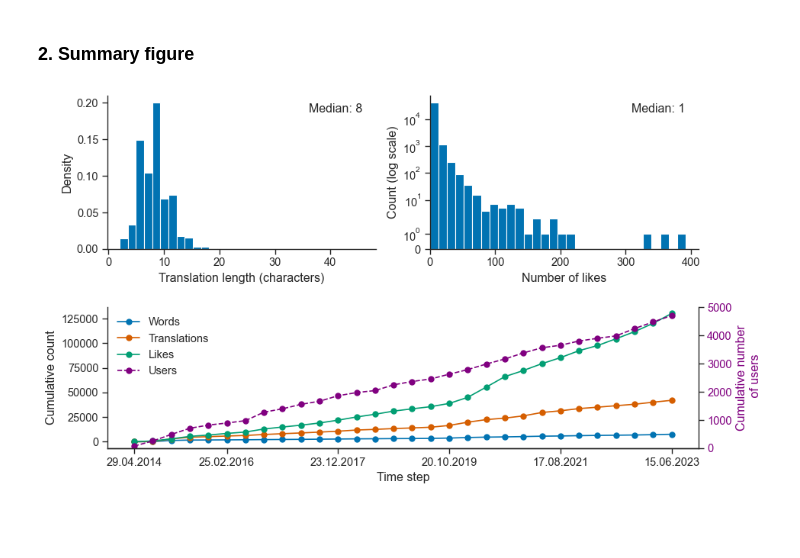
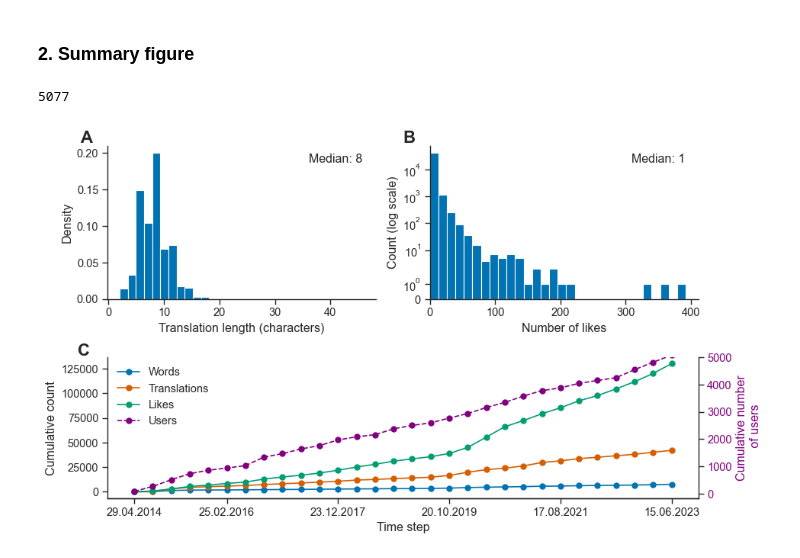
Before and after one commit to alexeykosh/2023-slovotvir-reuse-analysis, a Jupyter notebook: notebooks/1. Data.ipynb, the cells around one changed output. Saved outputs shown, nothing was run; the diff lists cells and outputs as text; code cells hidden in the pictures; blank space fills up the shorter version.

```diff
--- a/notebooks/1. Data.ipynb
+++ b/notebooks/1. Data.ipynb
@@ -204,9 +270,14 @@ with open('../data/true_len_likes.pkl', 'wb') as f:
 votes_count = np.array([sum(v) for v in votes_.values()])
 # %% [markdown]
 ### 2. Summary figure
+# %%
+cumulative_users[-1]
+# %% [output]
+5077
 # %%
 # Create figure and subplots
 fig, axs = plt.subplots(2, 2, figsize=(10, 6), gridspec_kw={'height_ratios': [1, 1], 'width_ratios': [1, 1], 'hspace': 0.3})
+# letter_subplots()
 
 # First subplot: Histogram of translation lengths
 axs[0, 0].hist(translation_len, bins=30, density=True)
@@ -245,32 +316,37 @@ ax_bottom.plot(df_unique['bin'], votes_count.cumsum(), label='Likes', marker='o'
 ax_users = ax_bottom.twinx()
 ax_users.plot(range(epochs), cumulative_users, marker='o', markersize=5, color='purple', alpha=1, linestyle='dashed', label='Users')
 
 # Labels and Ticks
 ax_bottom.set_xlabel('Time step')
 ax_bottom.set_ylabel('Cumulative count')
 ax_users.set_ylabel('Cumulative number\n of users', color='purple')
 # limit right y axis to 5000
-ax_users.set_ylim(0, 5000)
+ax_users.set_ylim(None, 5000)
 ax_users.tick_params(axis='y', labelcolor='purple')
 
 # Adjust x-ticks and labels
 ax_bottom.set_xticks(sorted([0] + list(range(29, 0, -6))))
 labels = pd.date_range(start=df['translation_created_at'].min(),
                        end=df['translation_created_at'].max(),
                        periods=len(ax_bottom.get_xticks())).strftime('%d.%m.%Y')
 ax_bottom.set_xticklabels(labels, rotation=0, ha='center')
 
 # Handle legends from both axes
 lines_bottom, labels_bottom = ax_bottom.get_legend_handles_labels()
 lines_users, labels_users = ax_users.get_legend_handles_labels()
 ax_bottom.legend(lines_bottom + lines_users, labels_bottom + labels_users, frameon=False, loc='upper left')
 
+# add labels A, B and C
+axs[0, 0].text(-0.1, 1.1, 'A', transform=axs[0, 0].transAxes, fontsize=16, fontweight='bold', va='top')
+axs[0, 1].text(-0.1, 1.1, 'B', transform=axs[0, 1].transAxes, fontsize=16, fontweight='bold', va='top')
+ax_bottom.text(-0.05, 1.1, 'C', transform=ax_bottom.transAxes, fontsize=16, fontweight='bold', va='top')
+
 sns.despine(ax=ax_bottom, right=False)  # Keep right spine for secondary axis
 sns.despine(ax=ax_users, left=True)
 
 # Adjust layout to make space for the bottom plot
 # plt.tight_layout()
 plt.savefig('../figures/Figure_1.pdf', bbox_inches='tight', pad_inches=0)
 plt.show()
 # %% [output]
-[figure, old version]
+[figure, new version]
```
Also changed, not shown: parts of 3 cells of this notebook, 13 other files.
